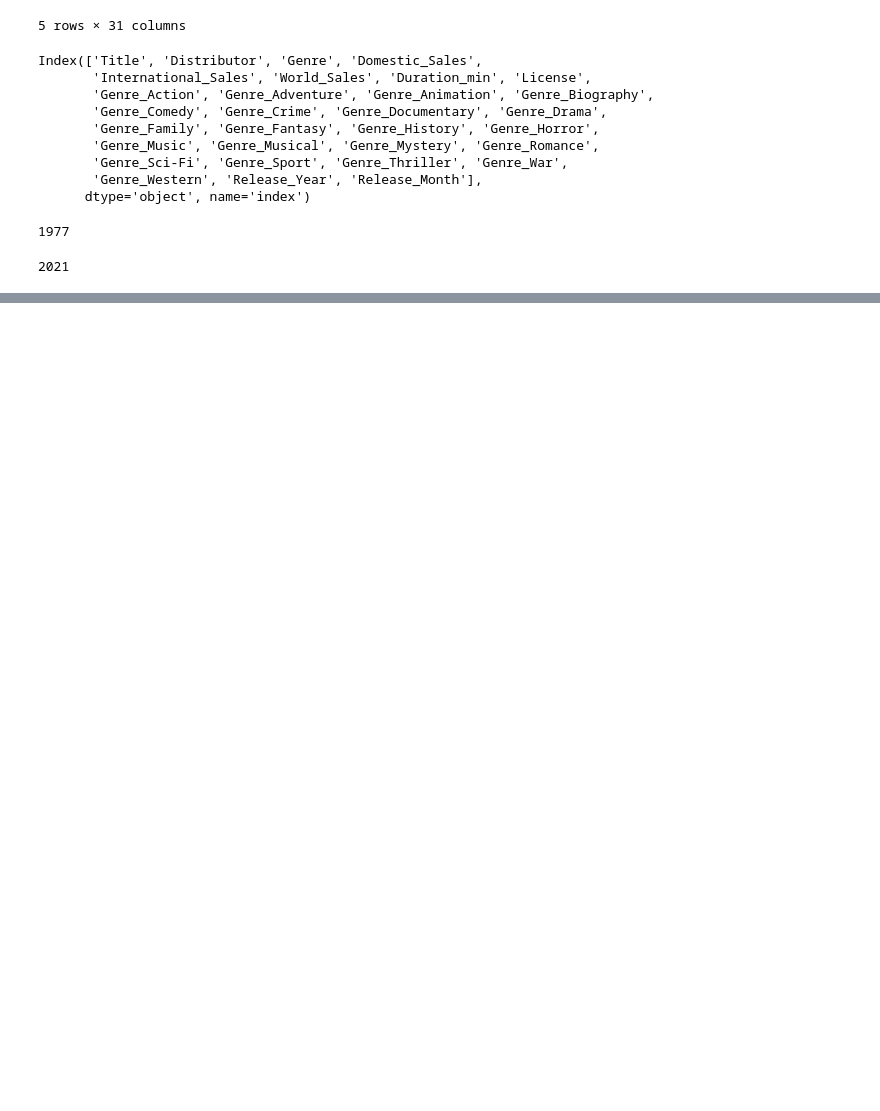
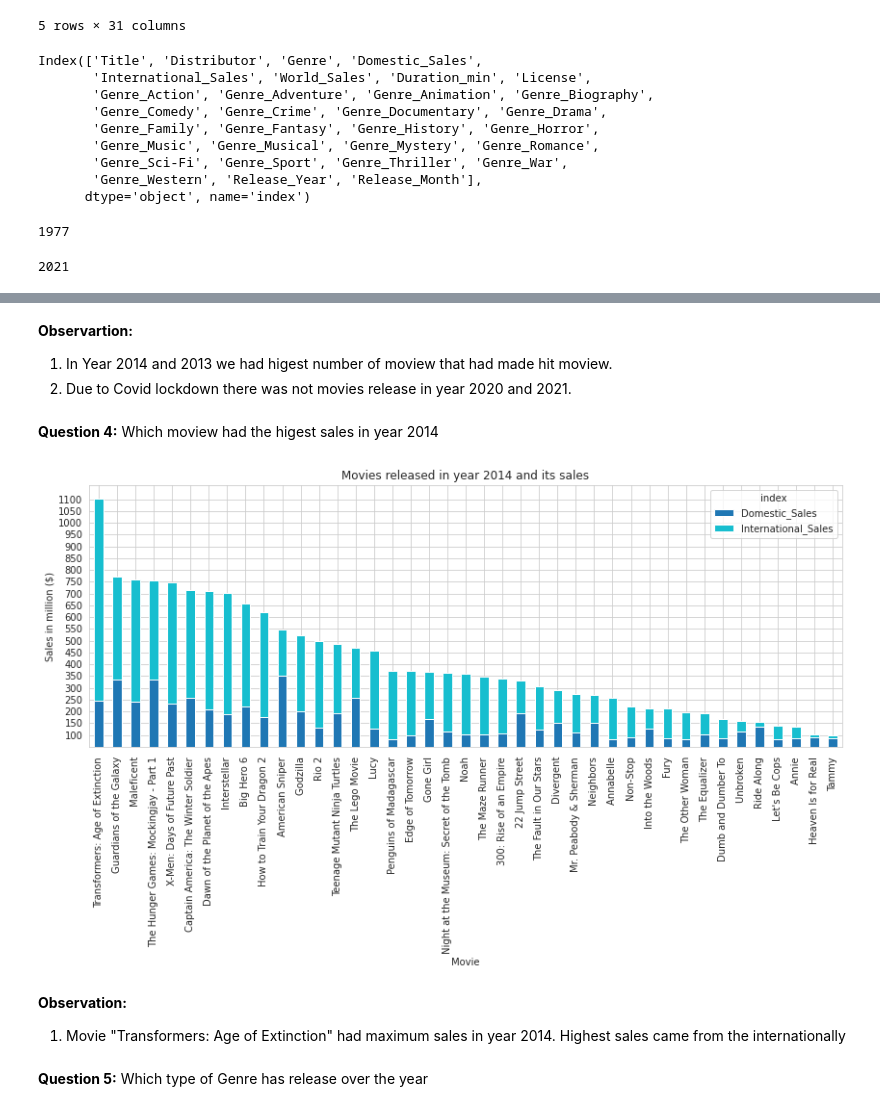
Before and after one commit to SmithaUpadhyaya/exploratory_data_analysis, a Jupyter notebook: highest-gross-movies-eda.ipynb, the cells around one changed output, grey strips where cells are left out. Drawn from its saved outputs; the diff is of its cells as text; code cells hidden in the pictures; blank space fills up the shorter version.

```diff
--- a/highest-gross-movies-eda.ipynb
+++ b/highest-gross-movies-eda.ipynb
@@ -343,0 +528,33 @@ Summary:
+# %% [markdown]
+**Observartion:**
+1. In Year 2014 and 2013 we had higest number of moview that had made hit moview.
+2. Due to Covid lockdown there was not movies release in year 2020 and 2021.
+# %% [markdown]
+**Question 4:** Which moview had the higest sales in year 2014
+# %%
+df_Movie_Released_On_2014 = dt_frame[dt_frame.Release_Year == 2014]
+df_Movie_Released_On_2014 = df_Movie_Released_On_2014.sort_values(by = 'World_Sales', ascending = False)
+
+ylabel = np.arange(100,1110,50)
+
+ax = (df_Movie_Released_On_2014[['Title','Domestic_Sales','International_Sales']]).plot(
+                                                                                            x = 'Title',
+                                                                                            kind = 'bar',
+                                                                                            stacked = True,
+                                                                                            color = ['tab:blue', 'tab:cyan'],
+                                                                                            width = 0.5 ,
+                                                                                            figsize = (14,5),
+                                                                                            title ="Movies released in year 2014 and its sales",
+                                                                                            xlabel = "Movie",
+                                                                                            yticks = ylabel,
+                                                                                            ylabel = "Sales in million ($)",
+                                                                                            ylim = 50,
+
+                                                                                        )
+# %% [output]
+[figure, added]
+# %% [markdown]
+**Observation:**
+1. Movie "Transformers: Age of Extinction" had maximum sales in year 2014. Highest sales came from the internationally
+# %% [markdown]
+**Question 5:** Which type of Genre has release over the year
```
Also changed, not shown: parts of 16 cells of this notebook.
